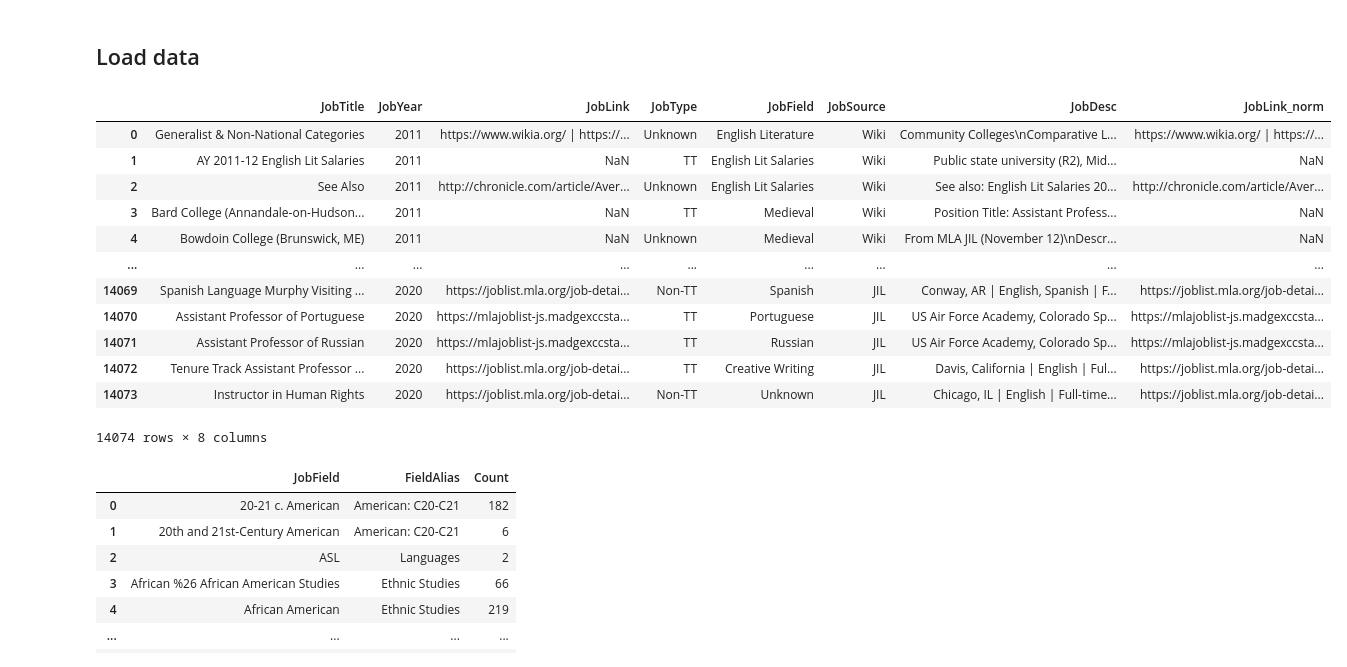
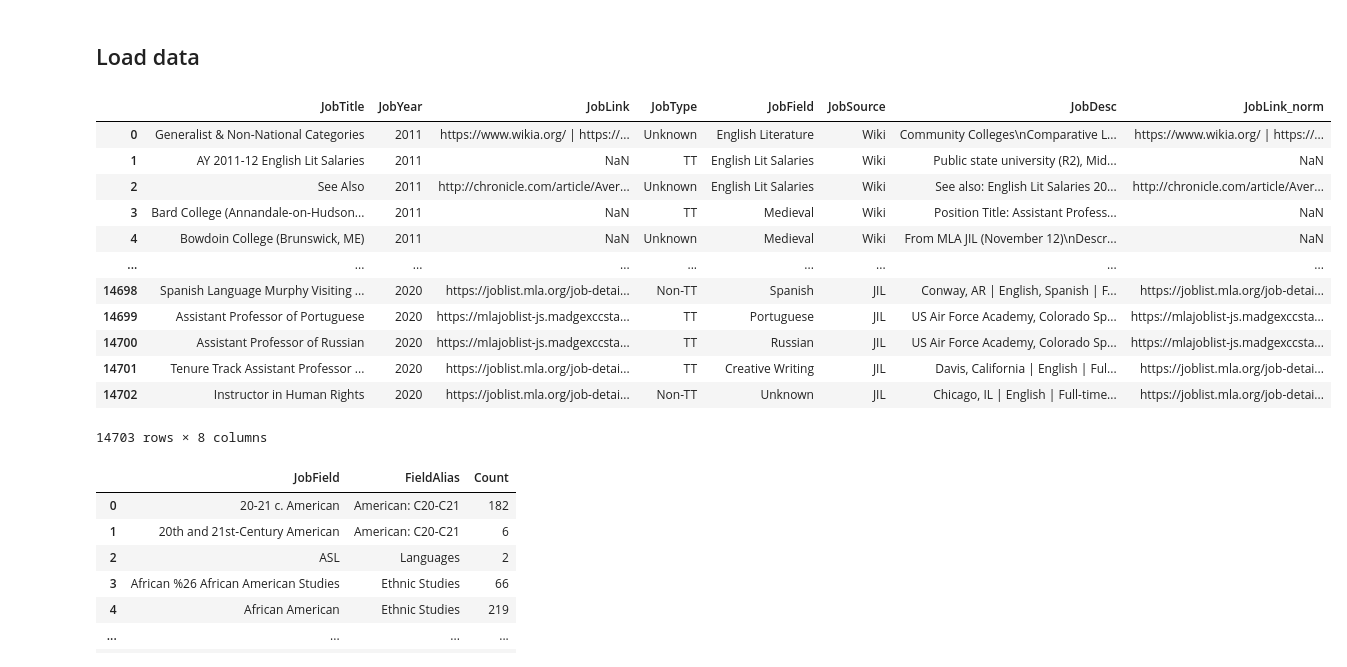
Before and after one commit to quadrismegistus/jobcensus, a Jupyter notebook: plot/plotjobs.ipynb, the cells around one changed output. Cells and saved outputs as stored; diff of their text form; code cells hidden in the pictures.

```diff
--- a/plot/plotjobs.ipynb
+++ b/plot/plotjobs.ipynb
@@ -14,22 +14,23 @@ date=f'{now.year}-{now.month:02d}-{now.day:02d}'
 # %% [markdown]
 ## Load data
 # %%
-df_all = pd.read_csv('../synthesis/data.jobcensus.synthesized.2021-01-12.csv')
+# df_all = pd.read_csv('../synthesis/data.jobcensus.synthesized.2021-01-12.csv')
+df_all = pd.read_csv('../synthesis/data.jobcensus.synthesized.2021-05-05.csv')
 df_all
 # %% [output]
 |  | JobTitle | JobYear | JobLink | JobType | JobField | JobSource | JobDesc | JobLink_norm |
 | 0 | Generalist & Non-National Categories | 2011 | https://www.wikia.org/ | https://... | Unknown | English Literature | Wiki | Community Colleges\nComparative L... | https://www.wikia.org/ | https://... |
 | 1 | AY 2011-12 English Lit Salaries | 2011 | NaN | TT | English Lit Salaries | Wiki | Public state university (R2), Mid... | NaN |
 | 2 | See Also | 2011 | http://chronicle.com/article/Aver... | Unknown | English Lit Salaries | Wiki | See also: English Lit Salaries 20... | http://chronicle.com/article/Aver... |
 | 3 | Bard College (Annandale-on-Hudson... | 2011 | NaN | TT | Medieval | Wiki | Position Title: Assistant Profess... | NaN |
 | 4 | Bowdoin College (Brunswick, ME) | 2011 | NaN | Unknown | Medieval | Wiki | From MLA JIL (November 12)\nDescr... | NaN |
 | ... | ... | ... | ... | ... | ... | ... | ... | ... |
-| 14069 | Spanish Language Murphy Visiting ... | 2020 | https://joblist.mla.org/job-detai... | Non-TT | Spanish | JIL | Conway, AR | English, Spanish | F... | https://joblist.mla.org/job-detai... |
-| 14070 | Assistant Professor of Portuguese | 2020 | https://mlajoblist-js.madgexccsta... | TT | Portuguese | JIL | US Air Force Academy, Colorado Sp... | https://mlajoblist-js.madgexccsta... |
-| 14071 | Assistant Professor of Russian | 2020 | https://mlajoblist-js.madgexccsta... | TT | Russian | JIL | US Air Force Academy, Colorado Sp... | https://mlajoblist-js.madgexccsta... |
-| 14072 | Tenure Track Assistant Professor ... | 2020 | https://joblist.mla.org/job-detai... | TT | Creative Writing | JIL | Davis, California | English | Ful... | https://joblist.mla.org/job-detai... |
-| 14073 | Instructor in Human Rights | 2020 | https://joblist.mla.org/job-detai... | Non-TT | Unknown | JIL | Chicago, IL | English | Full-time... | https://joblist.mla.org/job-detai... |
+| 14698 | Spanish Language Murphy Visiting ... | 2020 | https://joblist.mla.org/job-detai... | Non-TT | Spanish | JIL | Conway, AR | English, Spanish | F... | https://joblist.mla.org/job-detai... |
+| 14699 | Assistant Professor of Portuguese | 2020 | https://mlajoblist-js.madgexccsta... | TT | Portuguese | JIL | US Air Force Academy, Colorado Sp... | https://mlajoblist-js.madgexccsta... |
+| 14700 | Assistant Professor of Russian | 2020 | https://mlajoblist-js.madgexccsta... | TT | Russian | JIL | US Air Force Academy, Colorado Sp... | https://mlajoblist-js.madgexccsta... |
+| 14701 | Tenure Track Assistant Professor ... | 2020 | https://joblist.mla.org/job-detai... | TT | Creative Writing | JIL | Davis, California | English | Ful... | https://joblist.mla.org/job-detai... |
+| 14702 | Instructor in Human Rights | 2020 | https://joblist.mla.org/job-detai... | Non-TT | Unknown | JIL | Chicago, IL | English | Full-time... | https://joblist.mla.org/job-detai... |
-14074 rows × 8 columns
+14703 rows × 8 columns
 # %%
 df_alias = pd.read_csv('../synthesis/data.jobcensus.field_aliases.csv')
 df_alias
```
Also changed, not shown: parts of 10 cells of this notebook, 12 other files.
